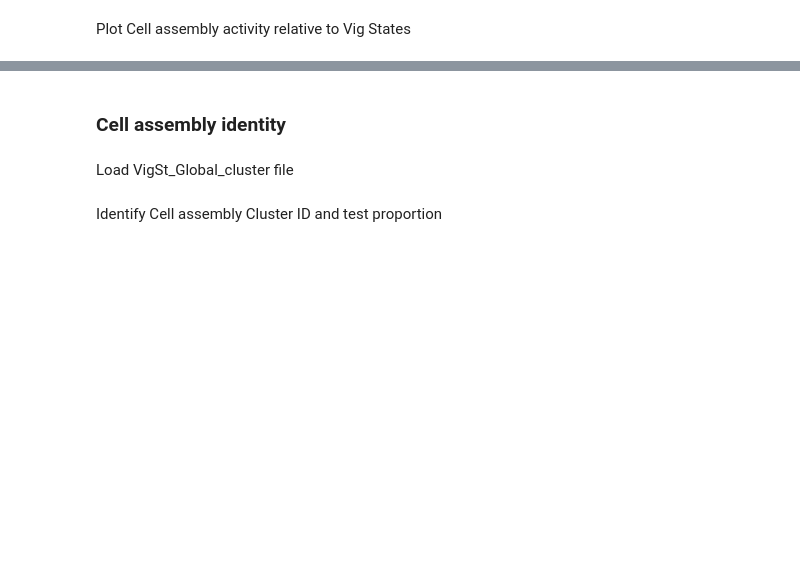
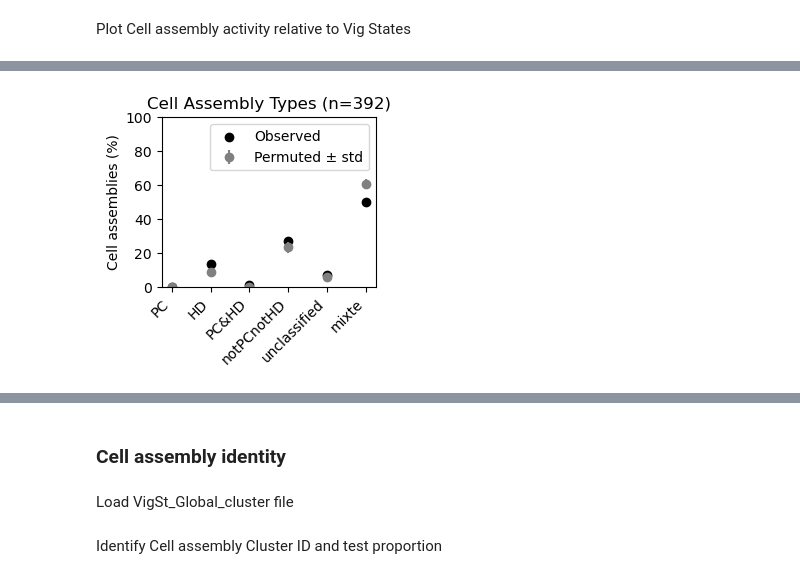
Before and after one commit to melodieborel/HayLabAnalysis, a Jupyter notebook: python/_MINI&OE_5_vizualise_correlations.ipynb, the cells around one changed output, grey strips where cells are left out. Saved outputs shown, nothing was run; the diff lists cells and outputs as text; code cells hidden in the pictures; blank space fills up the shorter version.

```diff
--- a/python/_MINI&OE_5_vizualise_correlations.ipynb
+++ b/python/_MINI&OE_5_vizualise_correlations.ipynb
@@ -266,0 +366,9 @@ plt.show()
+# %%
+df_CellAss_ID = pd.merge(df_CellAss,df_CellAss_uniqAss[['Assembly_ID', 'Assembly_Neurons_ID']], on='Assembly_ID', how='outer')
+
+filenameOut = Path(dfilepath).parent / f'CellAssembly_Global_ID.pkl'
+with open(filenameOut, 'wb') as pickle_file:
+    pickle.dump(df_CellAss_ID, pickle_file)
+filenameOut = Path(dfilepath).parent / f'CellAssembly_Global_ID.xlsx'
+with pd.ExcelWriter(filenameOut) as writer:
+    df_CellAss_ID.to_excel(writer, index=False)
@@ -266,0 +425,81 @@ plt.show()
+# %%
+df_NewCellAss_uniqAss= df_NewCellAss[df_NewCellAss['Assembly_Neurons_ID'].notna()]
+df_NewCellAss_uniqAss = df_NewCellAss_uniqAss.drop_duplicates(subset='New_Assembly_ID', keep='first')
+groups = df_NewCellAss_uniqAss['Cells_in_Assembly'].tolist()
+ids=All_cells.tolist()
+cluster_labels = ['HD']*len(HD_cells) + ['PC']*len(PC_cells) + ['PC&HD']*len(PCHD_cells) + ['notPCnotHD']*len(notPCnotHD_cells) + ['unclassified']*len(unclassified_cells)
+
+def classify_groups(groups, id_to_cluster):
+    labels = []
+    for group in groups:
+        clusters = [id_to_cluster.get(i, np.nan) for i in group]
+        if len(clusters) >= 1:
+            count = Counter(clusters)
+            top, n_top = count.most_common(1)[0]
+            top_clusters = [k for k, v in count.items() if v == n_top]
+            # If there are multiple top clusters or the majority is less than 50%, label as "mixte"
+            if len(top_clusters) == 1 and (n_top / len(group) * 100) > 50 and not pd.isna(top):
+                labels.append(top)
+            else:
+                labels.append("mixte")
+        else:
+            labels.append("mixte")
+    return labels
+
+# --- Observed classification
+observed_labels = classify_groups(groups, id_to_cluster)
+observed_counts = Counter(observed_labels)
+df_NewCellAss_uniqAss['Assembly_Neurons_ID']= observed_labels
+
+# --- Permutation test
+n_perms = 5000
+null_dists = defaultdict(list)
+
+for _ in range(n_perms):
+    # Shuffle cluster labels across individuals
+    shuffled_clusters = dict(zip(ids, random.sample(cluster_labels, len(cluster_labels))))
+    shuffled_labels = classify_groups(groups, shuffled_clusters)
+    counts = Counter(shuffled_labels)
+    for label in observed_counts:
+        null_dists[label].append(counts.get(label, 0))
+
+# --- Z-scores and p-values
+results = []
+for label in observed_counts:
+    obs = observed_counts[label]
+    null = null_dists[label]
+    mean = np.mean(null)
+    std = np.std(null)
+    z = (obs - mean) / std if std > 0 else 0
+    # Two-tailed p-value
+    p = (np.sum(np.abs(np.array(null) - mean) >= abs(obs - mean)) + 1) / (n_perms + 1)
+    results.append((label, obs, mean, std, z, p))
+
+# --- Output
+print("\nAssembly Neuron ID Distribution Test")
+print(f"{'ID':>10} {'Obs':>5} {'Mean':>7} {'Std':>7} {'Z':>6} {'p-value':>8}")
+for label, obs, mean, std, z, p in sorted(results, key=lambda x: x[-1]):
+    print(f"{label:>10} {obs:5} {mean:7.2f} {std:7.2f} {z:6.2f} {p:8.4f}")
+
+
+df_perm = pd.DataFrame(results, columns=["Cell_Assembly_ID", "Obs", "PermMean", "Std", "Z", "p"])
+df_perm['Obs_prop'] = df_perm['Obs'] / df_perm['Obs'].sum() *100
+df_perm['Perm_prop'] = df_perm['PermMean'] / df_perm['PermMean'].sum() *100
+df_perm["Perm_std"] = df_perm["Std"] / df_perm["PermMean"].sum() *100
+
+df_perm = df_perm.sort_values("Cell_Assembly_ID")
+df_perm['Cell_Assembly_ID'] = pd.Categorical(df_perm['Cell_Assembly_ID'], ["PC", "HD", "PC&HD", "notPCnotHD", "unclassified", "mixte"])
+df_perm = df_perm.sort_values("Cell_Assembly_ID")
+df_perm['Cell_Assembly_ID'] = pd.Categorical(df_perm['Cell_Assembly_ID'], ["PC", "HD", "PC&HD", "notPCnotHD", "unclassified", "mixte"])
+plt.figure(figsize=(3, 3))
+plt.errorbar(df_perm["Cell_Assembly_ID"], df_perm["Perm_prop"], yerr=df_perm["Perm_std"], fmt='o', color='gray', label='Permuted ± std')
+plt.scatter(df_perm["Cell_Assembly_ID"], df_perm["Obs_prop"], color='black', label='Observed')
+plt.ylabel("Cell assemblies (%)")
+plt.ylim(0, 100)
+plt.title(f"Cell Assembly Types (n={len(df_NewCellAss_uniqAss)})")
+plt.legend()
+plt.xticks(rotation=45, ha='right')
+plt.tight_layout()
+plt.savefig(f'{Path(dfilepath).parent}/NewCellAssembly_Proportion_permvsreal_{drug}.svg', format='svg', bbox_inches='tight', pad_inches=0, transparent=True)
+plt.show()
+# %% [output]
@@ -266,0 +514 @@ plt.show()
+[figure, added]
```
Also changed, not shown: parts of 29 cells of this notebook, 4 other files.
